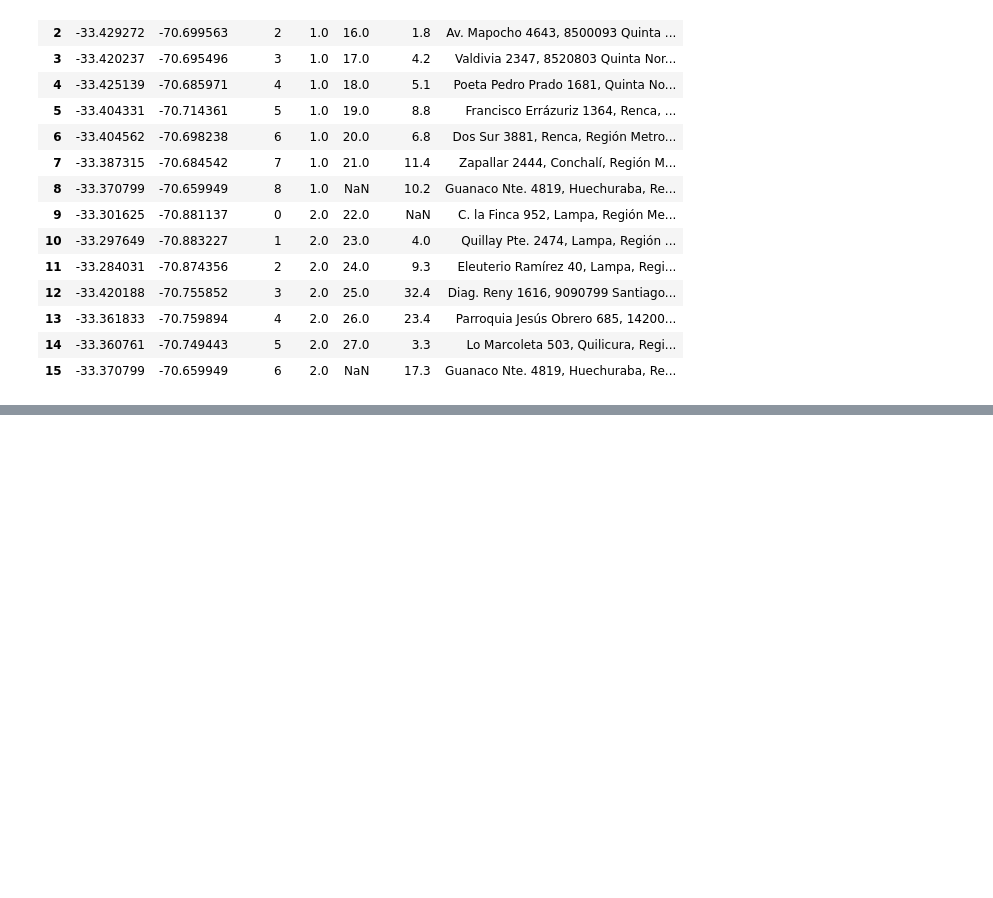
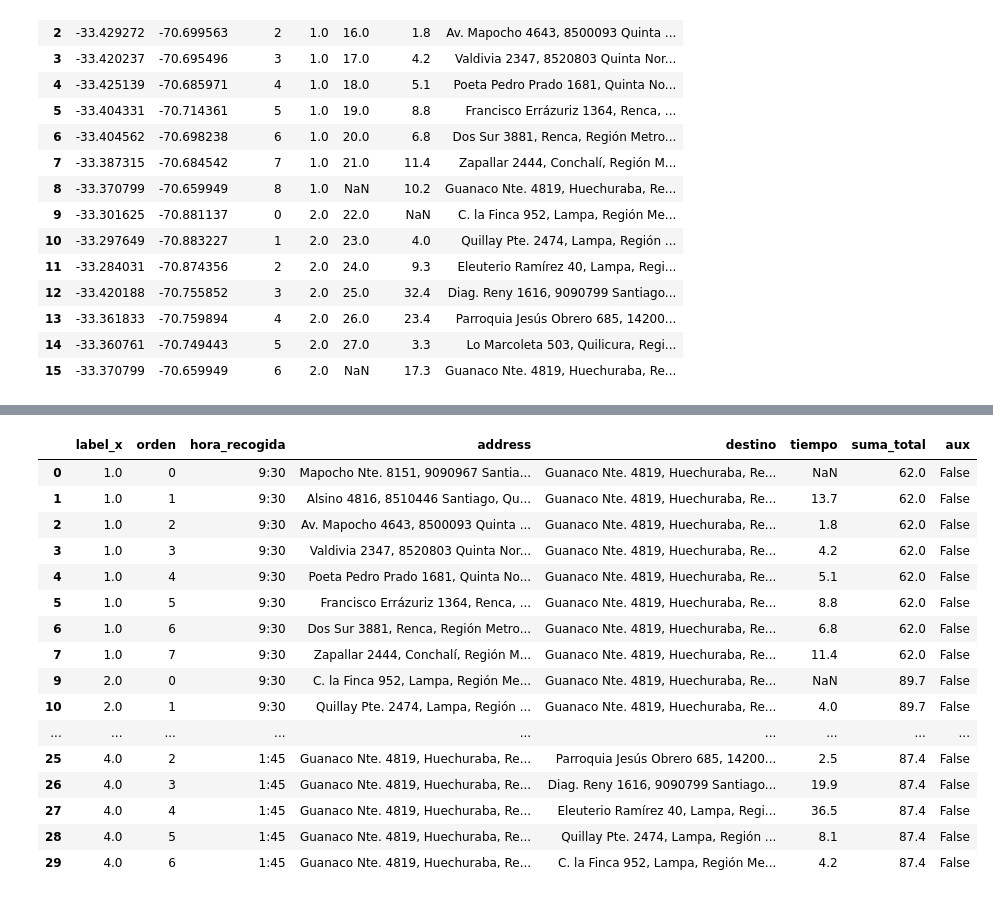
Before and after one commit to martinnnsss/best-route, a Jupyter notebook: routes_v3.ipynb, the cells around one changed output, grey strips where cells are left out. Cells and saved outputs as stored; diff of their text form; code cells hidden in the pictures; blank space fills up the shorter version.

```diff
--- a/routes_v3.ipynb
+++ b/routes_v3.ipynb
@@ -548,3 +554,49 @@ test_false
+# %%
+#test_true=test_true.dropna(subset=['id'])
+
+#test_true=test_true[['label_x','orden','hora_recogida','address','destino_x','tiempo']]
+test_true['destino']=test_true['destino_x']
+test_true.drop(columns=['destino_x'],inplace=True)
+test_true['label_x']=test_true['label_x']+len(test_false['label_x'].unique())
+test_true.drop_duplicates(subset=['label_x','address','tiempo','destino'],inplace=True,keep='last')
+test_true['aux']= test_true['address']==test_true['destino']
+test_true=test_true[test_true['aux']!=True]
+
+test_true=test_true[['label_x','orden','hora_recogida','address','destino','tiempo','id']]
+# %%
+df=pd.concat([test_false,test_true])
+
+df=df[['label_x','orden','hora_recogida','address','destino','tiempo']]
+# %%
+# Crear un DataFrame con las sumas totales
+sums = df.groupby('label_x')['tiempo'].sum().reset_index(name='suma_total')
+
+# Fusionar con el DataFrame original
+df_with_sum = pd.merge(df, sums, on='label_x')
+
+df_with_sum['aux']= df_with_sum['address']==df_with_sum['destino']
+df_with_sum=df_with_sum[df_with_sum['aux']!=True]
+df_with_sum.drop(columns=['aux'])
+
+df_with_sum
+# %% [output]
+|  | label_x | orden | hora_recogida | address | destino | tiempo | suma_total | aux |
+| 0 | 1.0 | 0 | 9:30 | Mapocho Nte. 8151, 9090967 Santia... | Guanaco Nte. 4819, Huechuraba, Re... | NaN | 62.0 | False |
+| 1 | 1.0 | 1 | 9:30 | Alsino 4816, 8510446 Santiago, Qu... | Guanaco Nte. 4819, Huechuraba, Re... | 13.7 | 62.0 | False |
+| 2 | 1.0 | 2 | 9:30 | Av. Mapocho 4643, 8500093 Quinta ... | Guanaco Nte. 4819, Huechuraba, Re... | 1.8 | 62.0 | False |
+| 3 | 1.0 | 3 | 9:30 | Valdivia 2347, 8520803 Quinta Nor... | Guanaco Nte. 4819, Huechuraba, Re... | 4.2 | 62.0 | False |
+| 4 | 1.0 | 4 | 9:30 | Poeta Pedro Prado 1681, Quinta No... | Guanaco Nte. 4819, Huechuraba, Re... | 5.1 | 62.0 | False |
+| 5 | 1.0 | 5 | 9:30 | Francisco Errázuriz 1364, Renca, ... | Guanaco Nte. 4819, Huechuraba, Re... | 8.8 | 62.0 | False |
+| 6 | 1.0 | 6 | 9:30 | Dos Sur 3881, Renca, Región Metro... | Guanaco Nte. 4819, Huechuraba, Re... | 6.8 | 62.0 | False |
+| 7 | 1.0 | 7 | 9:30 | Zapallar 2444, Conchalí, Región M... | Guanaco Nte. 4819, Huechuraba, Re... | 11.4 | 62.0 | False |
+| 9 | 2.0 | 0 | 9:30 | C. la Finca 952, Lampa, Región Me... | Guanaco Nte. 4819, Huechuraba, Re... | NaN | 89.7 | False |
+| 10 | 2.0 | 1 | 9:30 | Quillay Pte. 2474, Lampa, Región ... | Guanaco Nte. 4819, Huechuraba, Re... | 4.0 | 89.7 | False |
+| ... | ... | ... | ... | ... | ... | ... | ... | ... |
+| 25 | 4.0 | 2 | 1:45 | Guanaco Nte. 4819, Huechuraba, Re... | Parroquia Jesús Obrero 685, 14200... | 2.5 | 87.4 | False |
+| 26 | 4.0 | 3 | 1:45 | Guanaco Nte. 4819, Huechuraba, Re... | Diag. Reny 1616, 9090799 Santiago... | 19.9 | 87.4 | False |
+| 27 | 4.0 | 4 | 1:45 | Guanaco Nte. 4819, Huechuraba, Re... | Eleuterio Ramírez 40, Lampa, Regi... | 36.5 | 87.4 | False |
+| 28 | 4.0 | 5 | 1:45 | Guanaco Nte. 4819, Huechuraba, Re... | Quillay Pte. 2474, Lampa, Región ... | 8.1 | 87.4 | False |
+| 29 | 4.0 | 6 | 1:45 | Guanaco Nte. 4819, Huechuraba, Re... | C. la Finca 952, Lampa, Región Me... | 4.2 | 87.4 | False |
 # %%
 #final.sort_values(by=['label','orden']).reset_index(drop=True)
 # %%
```
Also changed, not shown: parts of 4 cells of this notebook.
